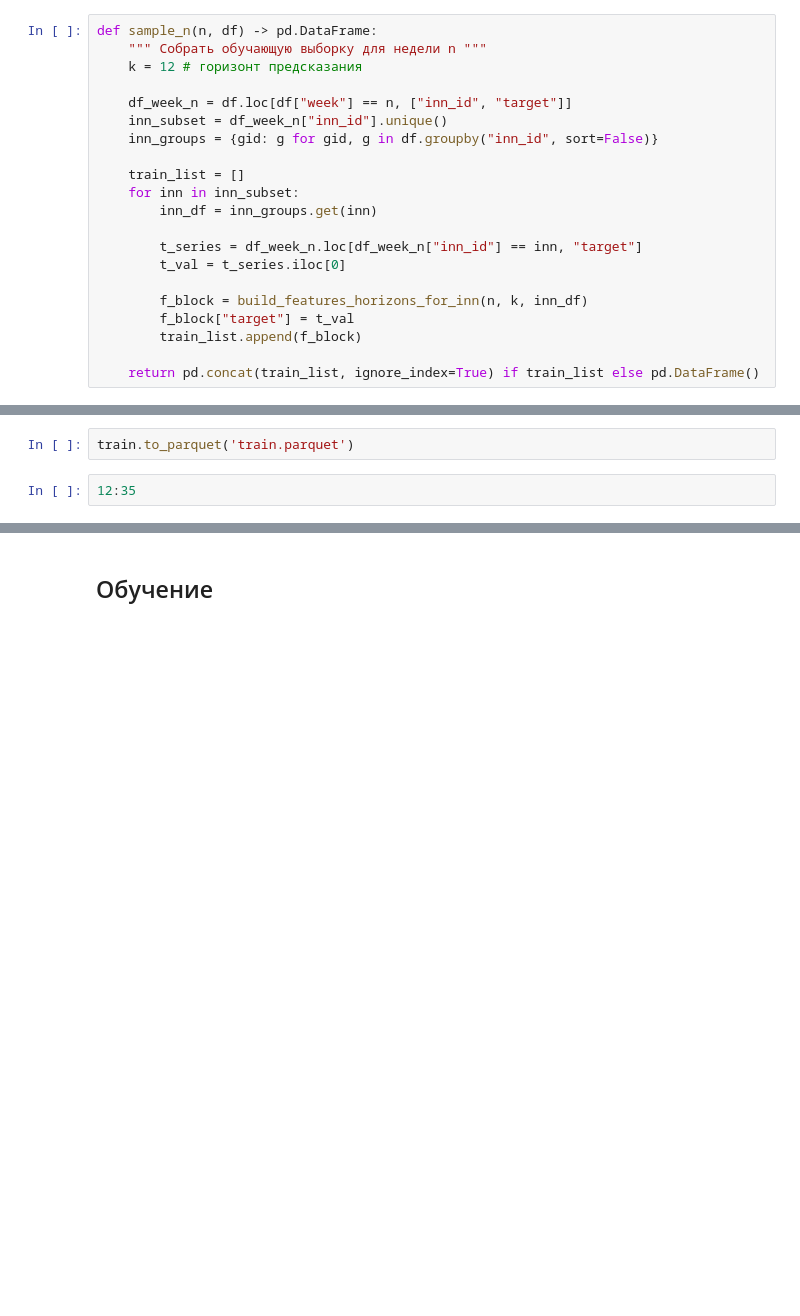
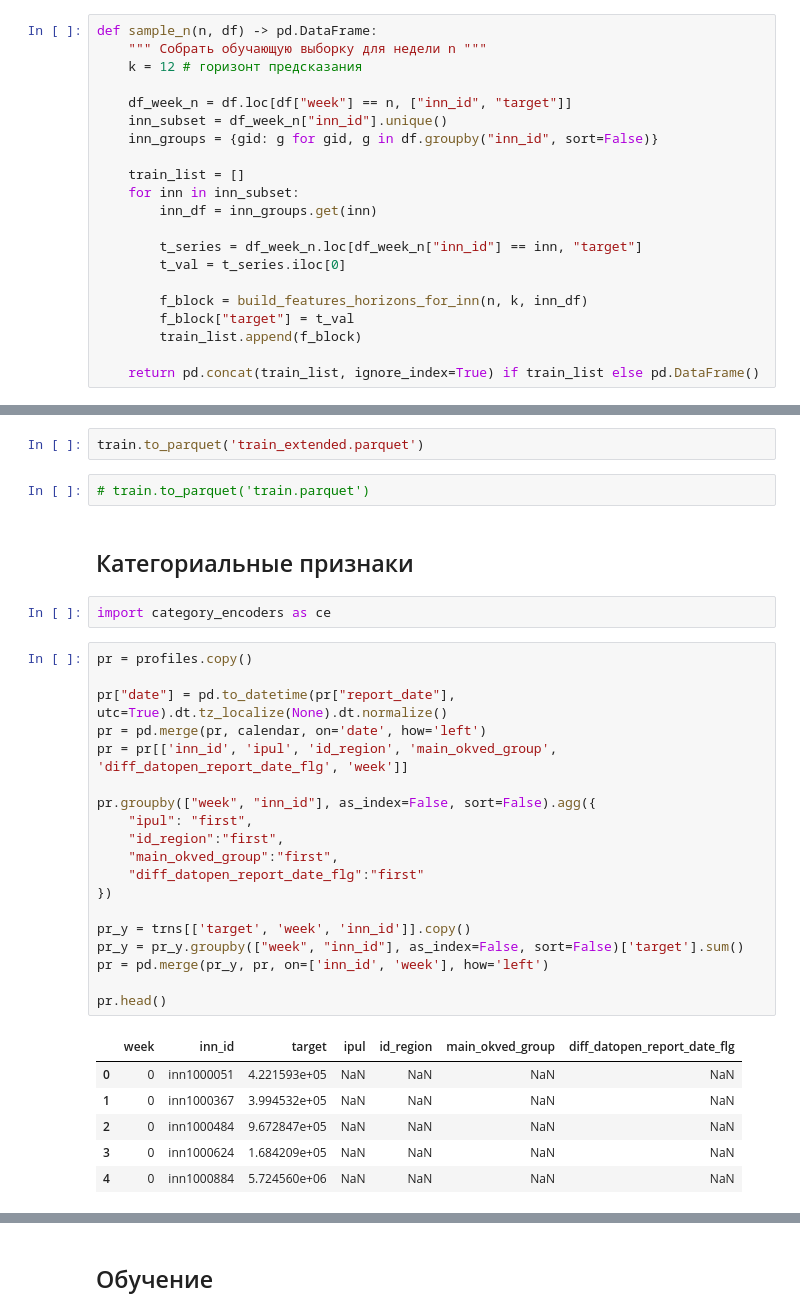
Before and after one commit to oleander-twig/bank_transfers_forecasting, a Jupyter notebook: transactions_xgboost.ipynb, the cells around one changed output, grey strips where cells are left out. Cells and saved outputs as stored; diff of their text form; blank space fills up the shorter version.

```diff
--- a/transactions_xgboost.ipynb
+++ b/transactions_xgboost.ipynb
@@ -355,4 +359,34 @@ KeyboardInterrupt:
-# %%
-train.to_parquet('train.parquet')
-# %%
-12:35
+# %%
+train.to_parquet('train_extended.parquet')
+# %%
+# train.to_parquet('train.parquet')
+# %% [markdown]
+## Категориальные признаки
+# %%
+import category_encoders as ce
+# %%
+pr = profiles.copy()
+
+pr["date"] = pd.to_datetime(pr["report_date"], utc=True).dt.tz_localize(None).dt.normalize()
+pr = pd.merge(pr, calendar, on='date', how='left')
+pr = pr[['inn_id', 'ipul', 'id_region', 'main_okved_group', 'diff_datopen_report_date_flg', 'week']]
+
+pr.groupby(["week", "inn_id"], as_index=False, sort=False).agg({
+    "ipul": "first",
+    "id_region":"first",
+    "main_okved_group":"first",
+    "diff_datopen_report_date_flg":"first"
+})
+
+pr_y = trns[['target', 'week', 'inn_id']].copy()
+pr_y = pr_y.groupby(["week", "inn_id"], as_index=False, sort=False)['target'].sum()
+pr = pd.merge(pr_y, pr, on=['inn_id', 'week'], how='left')
+
+pr.head()
+# %% [output]
+|  | week | inn_id | target | ipul | id_region | main_okved_group | diff_datopen_report_date_flg |
+| 0 | 0 | inn1000051 | 4.221593e+05 | NaN | NaN | NaN | NaN |
+| 1 | 0 | inn1000367 | 3.994532e+05 | NaN | NaN | NaN | NaN |
+| 2 | 0 | inn1000484 | 9.672847e+05 | NaN | NaN | NaN | NaN |
+| 3 | 0 | inn1000624 | 1.684209e+05 | NaN | NaN | NaN | NaN |
+| 4 | 0 | inn1000884 | 5.724560e+06 | NaN | NaN | NaN | NaN |
```
Also changed, not shown: parts of 16 cells of this notebook.
